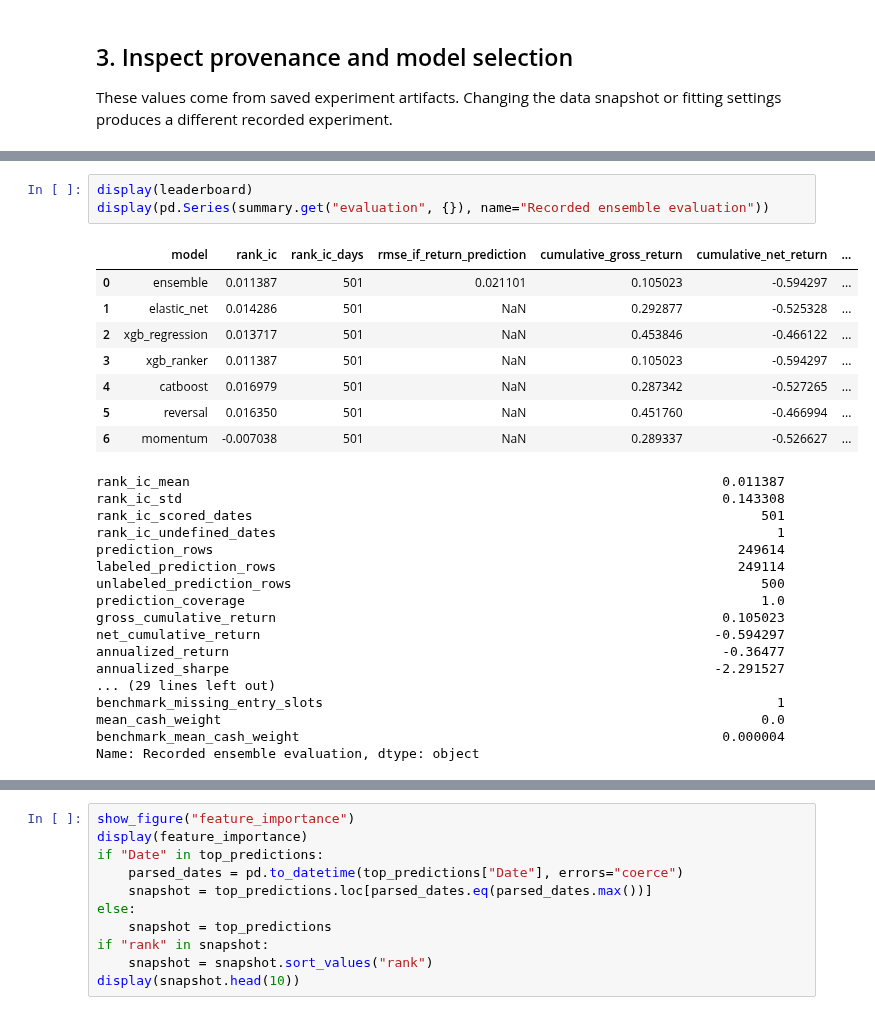
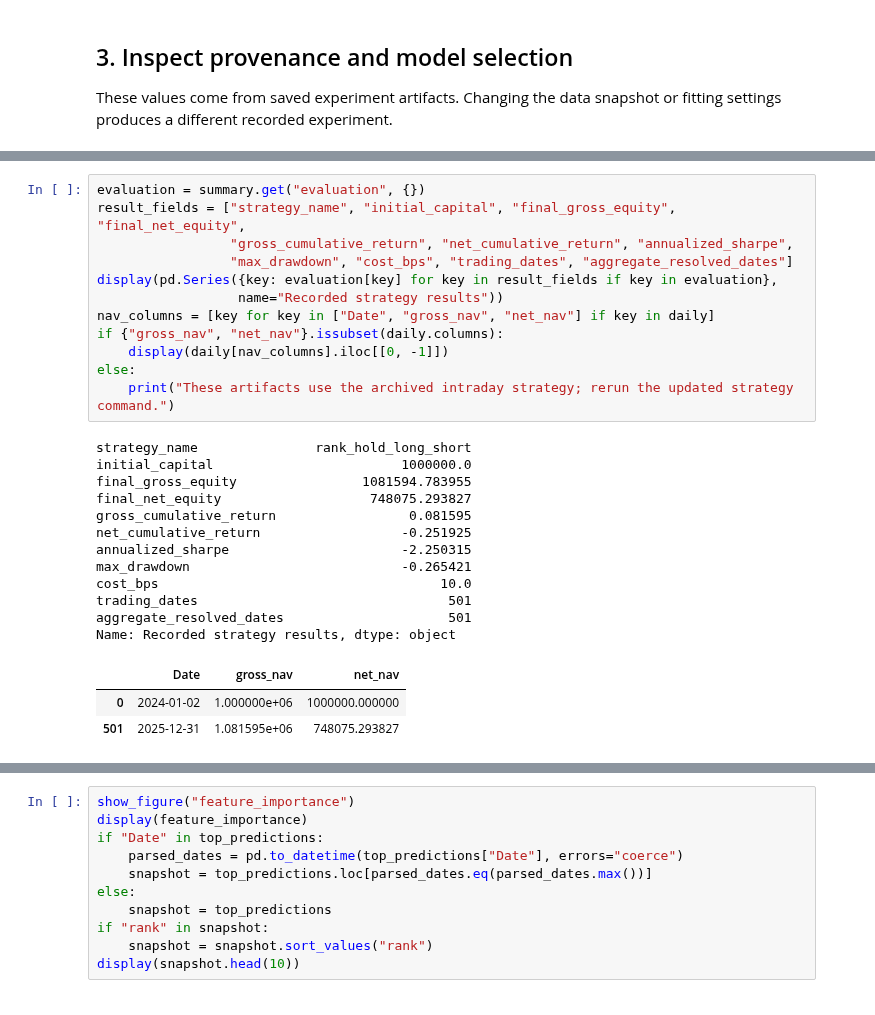
Before and after one commit to Simon666Z/financial-engineering-club-fall26, a Jupyter notebook: notebooks/SimonResearch_Showcase.ipynb, the cells around one changed output, grey strips where cells are left out. Drawn from its saved outputs; the diff is of its cells as text.

Commit message:
Add long-short holding strategy

```diff
--- a/notebooks/SimonResearch_Showcase.ipynb
+++ b/notebooks/SimonResearch_Showcase.ipynb
@@ -119,32 +124,31 @@ dtype: float64
 # %%
-display(leaderboard)
-display(pd.Series(summary.get("evaluation", {}), name="Recorded ensemble evaluation"))
+evaluation = summary.get("evaluation", {})
+result_fields = ["strategy_name", "initial_capital", "final_gross_equity", "final_net_equity",
+                 "gross_cumulative_return", "net_cumulative_return", "annualized_sharpe",
+                 "max_drawdown", "cost_bps", "trading_dates", "aggregate_resolved_dates"]
+display(pd.Series({key: evaluation[key] for key in result_fields if key in evaluation},
+                  name="Recorded strategy results"))
+nav_columns = [key for key in ["Date", "gross_nav", "net_nav"] if key in daily]
+if {"gross_nav", "net_nav"}.issubset(daily.columns):
+    display(daily[nav_columns].iloc[[0, -1]])
+else:
+    print("These artifacts use the archived intraday strategy; rerun the updated strategy command.")
 # %% [output]
+strategy_name               rank_hold_long_short
+initial_capital                        1000000.0
+final_gross_equity                1081594.783955
+final_net_equity                   748075.293827
+gross_cumulative_return                 0.081595
+net_cumulative_return                  -0.251925
+annualized_sharpe                      -2.250315
+max_drawdown                           -0.265421
+cost_bps                                    10.0
+trading_dates                                501
+aggregate_resolved_dates                     501
+Name: Recorded strategy results, dtype: object
-|  | model | rank_ic | rank_ic_days | rmse_if_return_prediction | cumulative_gross_return | cumulative_net_return | ... |
-| 0 | ensemble | 0.011387 | 501 | 0.021101 | 0.105023 | -0.594297 | ... |
-| 1 | elastic_net | 0.014286 | 501 | NaN | 0.292877 | -0.525328 | ... |
-| 2 | xgb_regression | 0.013717 | 501 | NaN | 0.453846 | -0.466122 | ... |
-| 3 | xgb_ranker | 0.011387 | 501 | NaN | 0.105023 | -0.594297 | ... |
-| 4 | catboost | 0.016979 | 501 | NaN | 0.287342 | -0.527265 | ... |
-| 5 | reversal | 0.016350 | 501 | NaN | 0.451760 | -0.466994 | ... |
-| 6 | momentum | -0.007038 | 501 | NaN | 0.289337 | -0.526627 | ... |
+|  | Date | gross_nav | net_nav |
+| 0 | 2024-01-02 | 1.000000e+06 | 1000000.000000 |
+| 501 | 2025-12-31 | 1.081595e+06 | 748075.293827 |
-rank_ic_mean                                                                    0.011387
-rank_ic_std                                                                     0.143308
-rank_ic_scored_dates                                                                 501
-rank_ic_undefined_dates                                                                1
-prediction_rows                                                                   249614
-labeled_prediction_rows                                                           249114
-unlabeled_prediction_rows                                                            500
-prediction_coverage                                                                  1.0
-gross_cumulative_return                                                         0.105023
-net_cumulative_return                                                          -0.594297
-annualized_return                                                               -0.36477
-annualized_sharpe                                                              -2.291527
-... (29 lines left out)
-benchmark_missing_entry_slots                                                          1
-mean_cash_weight                                                                     0.0
-benchmark_mean_cash_weight                                                      0.000004
-Name: Recorded ensemble evaluation, dtype: object
 # %%
 def show_figure(name):
     path = REPORT_DIR / "figures" / f"{name}.svg"
```
Also changed, not shown: parts of 7 cells of this notebook, 35 other files.
